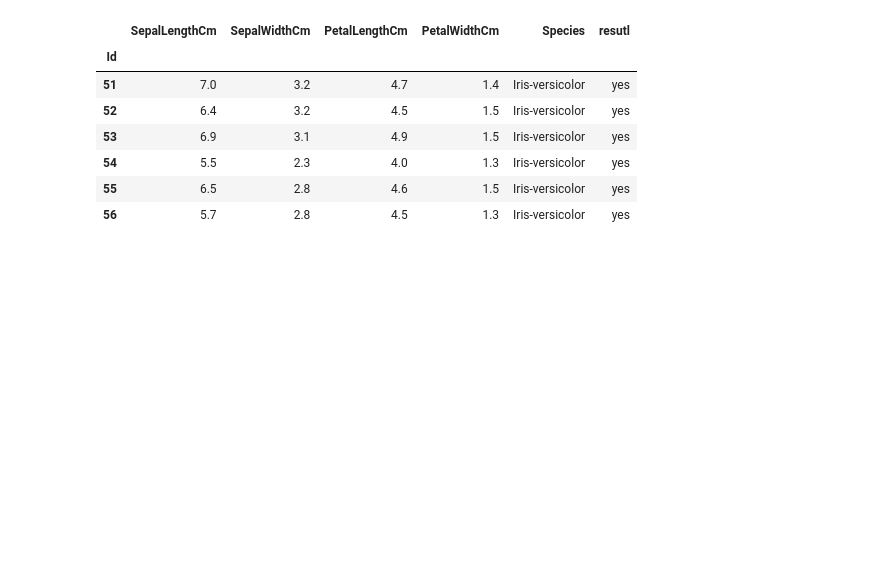
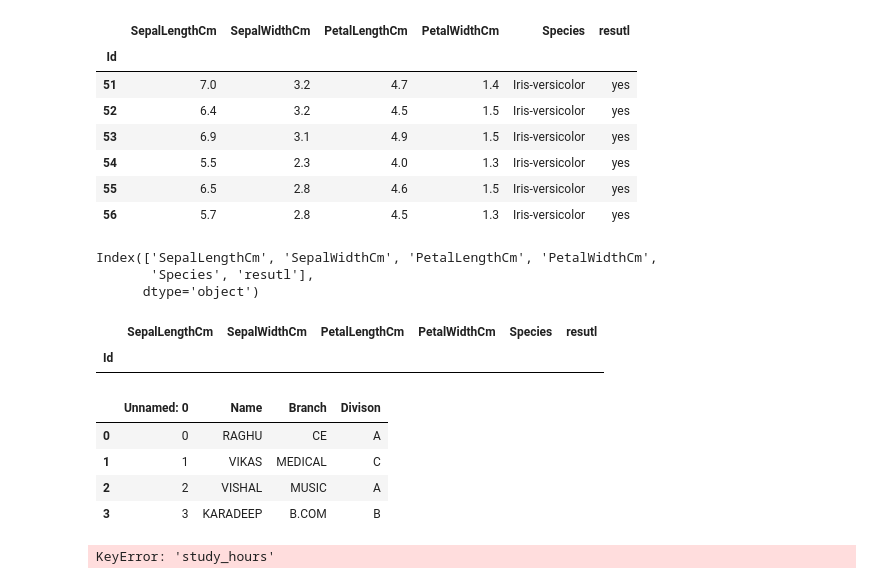
Before and after one commit to raghu24k/ML-Practical, a Jupyter notebook: submission1.ipynb, the cells around one changed output. Drawn from its saved outputs; the diff is of its cells as text; code cells hidden in the pictures; blank space fills up the shorter version.

```diff
--- a/submission1.ipynb
+++ b/submission1.ipynb
@@ -300,3 +294,14 @@ iris.iloc[50:56]
 | 54 | 5.5 | 2.3 | 4.0 | 1.3 | Iris-versicolor | yes |
 | 55 | 6.5 | 2.8 | 4.6 | 1.5 | Iris-versicolor | yes |
 | 56 | 5.7 | 2.8 | 4.5 | 1.3 | Iris-versicolor | yes |
+# %%
+iris.columns
+# %% [output]
+Index(['SepalLengthCm', 'SepalWidthCm', 'PetalLengthCm', 'PetalWidthCm',
+       'Species', 'resutl'],
+      dtype='object')
+# %%
+iris[(iris['PetalLengthCm'] > 6) & (iris['Species'] == 'virginica')]
+# %% [output]
+|  | SepalLengthCm | SepalWidthCm | PetalLengthCm | PetalWidthCm | Species | resutl |
+| Id |  |  |  |  |  |  |
@@ -302,0 +310,14 @@ iris.iloc[50:56]
+# %%
+student_data = pd.read_csv("./dataset/student_info.csv")
+# %%
+student_data
+# %% [output]
+|  | Unnamed: 0 | Name | Branch | Divison |
+| 0 | 0 | RAGHU | CE | A |
+| 1 | 1 | VIKAS | MEDICAL | C |
+| 2 | 2 | VISHAL | MUSIC | A |
+| 3 | 3 | KARADEEP | B.COM | B |
+# %%
+student['study_hours'] = student['study_hours'].fillna(student['study_hours'].mean())
+# %% [output]
+KeyError: 'study_hours'
```
Also changed, not shown: parts of 27 cells of this notebook, 16 other files.
